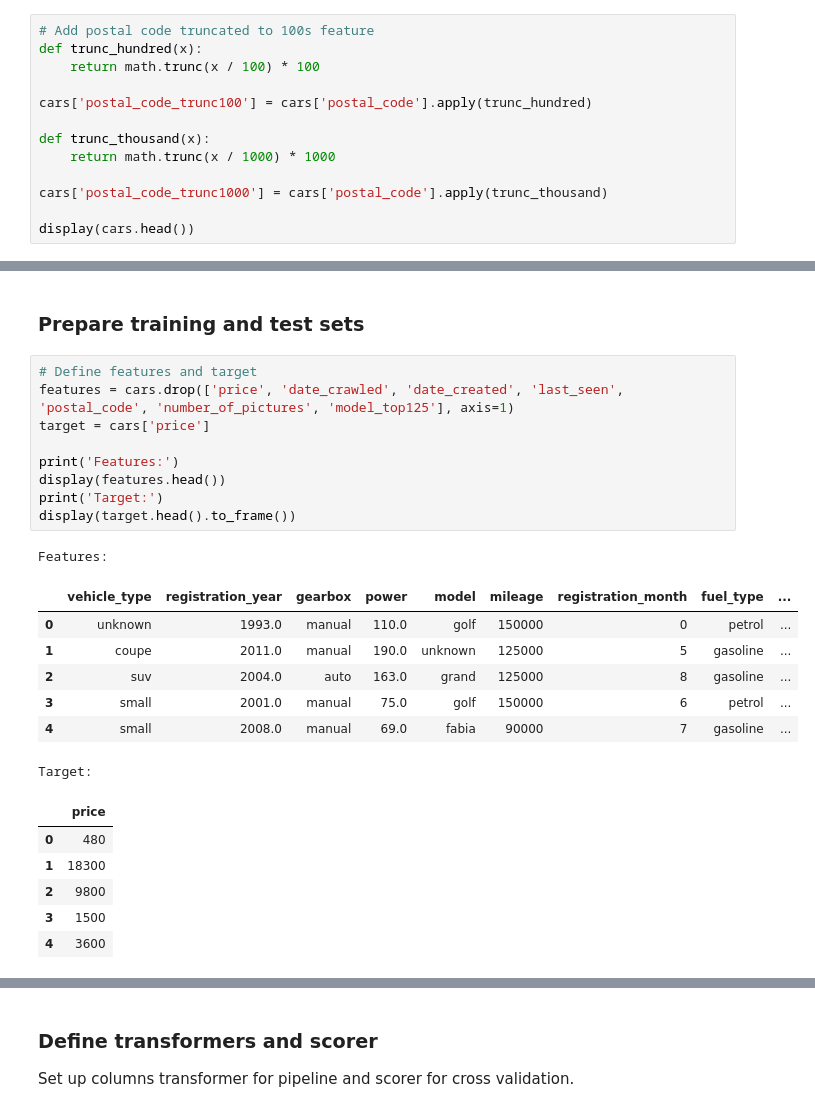
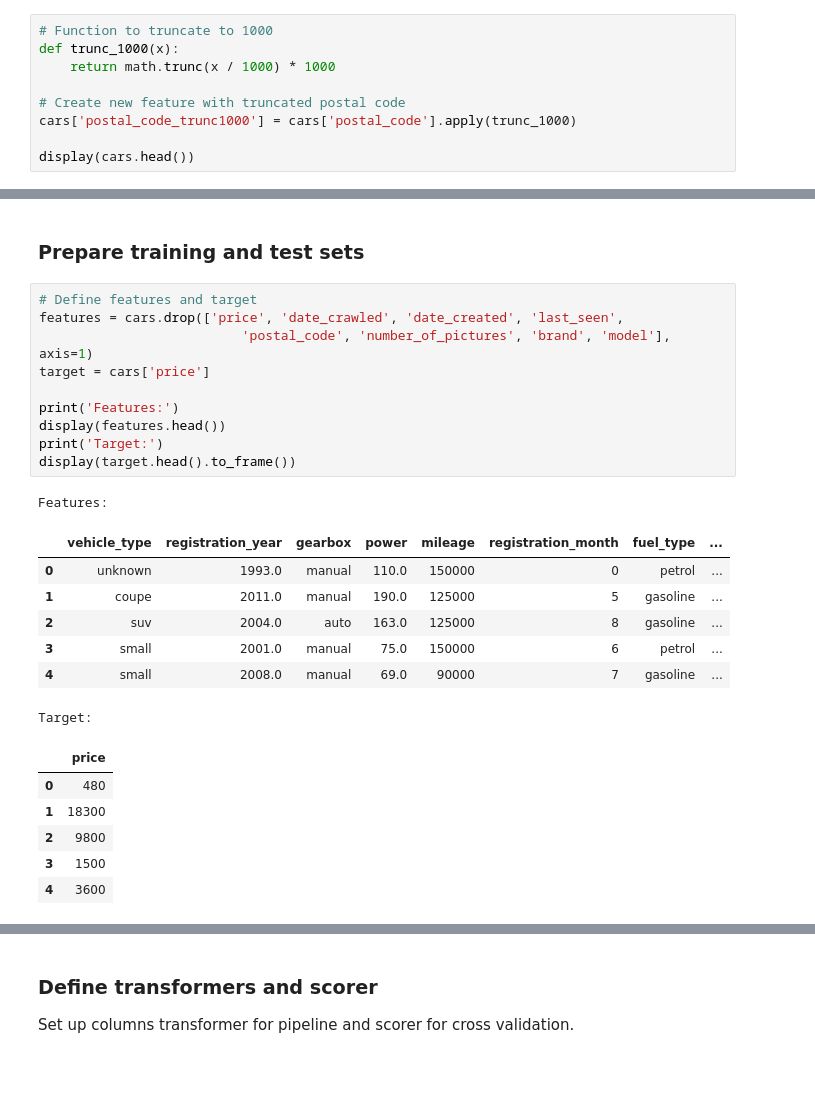
Before and after one commit to kellyshreeve/predicting-used-car-price, a Jupyter notebook: car_price_analysis.ipynb, the cells around one changed output, grey strips where cells are left out. Saved outputs shown, nothing was run; the diff lists cells and outputs as text; blank space fills up the shorter version.

```diff
--- a/car_price_analysis.ipynb
+++ b/car_price_analysis.ipynb
@@ -403,14 +403,10 @@ Geographical regions are determined by the first 3 numbers in a postal code. Pos
 # %%
-# Add postal code truncated to 100s feature
-def trunc_hundred(x):
-    return math.trunc(x / 100) * 100
-
-cars['postal_code_trunc100'] = cars['postal_code'].apply(trunc_hundred)
-
-def trunc_thousand(x):
+# Function to truncate to 1000
+def trunc_1000(x):
     return math.trunc(x / 1000) * 1000
 
-cars['postal_code_trunc1000'] = cars['postal_code'].apply(trunc_thousand)
+# Create new feature with truncated postal code
+cars['postal_code_trunc1000'] = cars['postal_code'].apply(trunc_1000)
 
 display(cars.head())
 # %% [output]
@@ -921,21 +893,22 @@ Number of pictures does not have accurate information and dates of activity on t
 ### Prepare training and test sets
 # %%
 # Define features and target
-features = cars.drop(['price', 'date_crawled', 'date_created', 'last_seen', 'postal_code', 'number_of_pictures', 'model_top125'], axis=1)
+features = cars.drop(['price', 'date_crawled', 'date_created', 'last_seen',
+                          'postal_code', 'number_of_pictures', 'brand', 'model'], axis=1)
 target = cars['price']
 
 print('Features:')
 display(features.head())
 print('Target:')
 display(target.head().to_frame())
 # %% [output]
 Features:
-|  | vehicle_type | registration_year | gearbox | power | model | mileage | registration_month | fuel_type | ... |
-| 0 | unknown | 1993.0 | manual | 110.0 | golf | 150000 | 0 | petrol | ... |
-| 1 | coupe | 2011.0 | manual | 190.0 | unknown | 125000 | 5 | gasoline | ... |
-| 2 | suv | 2004.0 | auto | 163.0 | grand | 125000 | 8 | gasoline | ... |
-| 3 | small | 2001.0 | manual | 75.0 | golf | 150000 | 6 | petrol | ... |
-| 4 | small | 2008.0 | manual | 69.0 | fabia | 90000 | 7 | gasoline | ... |
+|  | vehicle_type | registration_year | gearbox | power | mileage | registration_month | fuel_type | ... |
+| 0 | unknown | 1993.0 | manual | 110.0 | 150000 | 0 | petrol | ... |
+| 1 | coupe | 2011.0 | manual | 190.0 | 125000 | 5 | gasoline | ... |
+| 2 | suv | 2004.0 | auto | 163.0 | 125000 | 8 | gasoline | ... |
+| 3 | small | 2001.0 | manual | 75.0 | 150000 | 6 | petrol | ... |
+| 4 | small | 2008.0 | manual | 69.0 | 90000 | 7 | gasoline | ... |
 Target:
 |  | price |
 | 0 | 480 |
```
Also changed, not shown: parts of 21 cells of this notebook.
